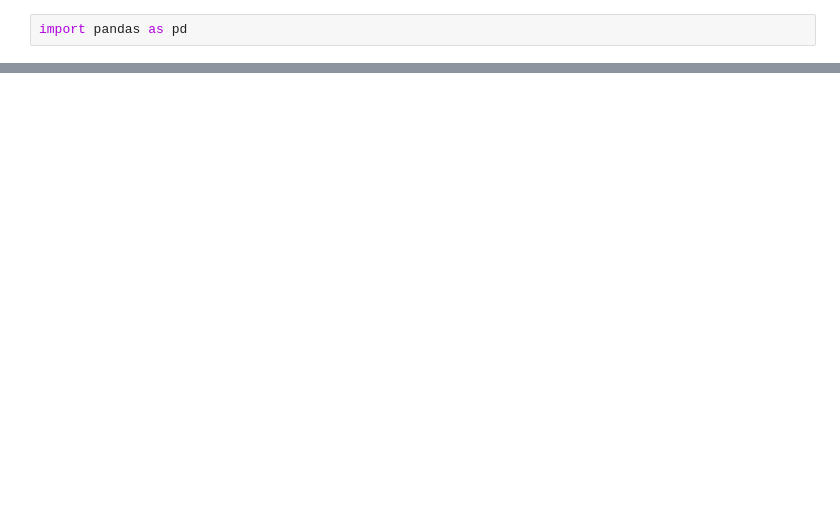
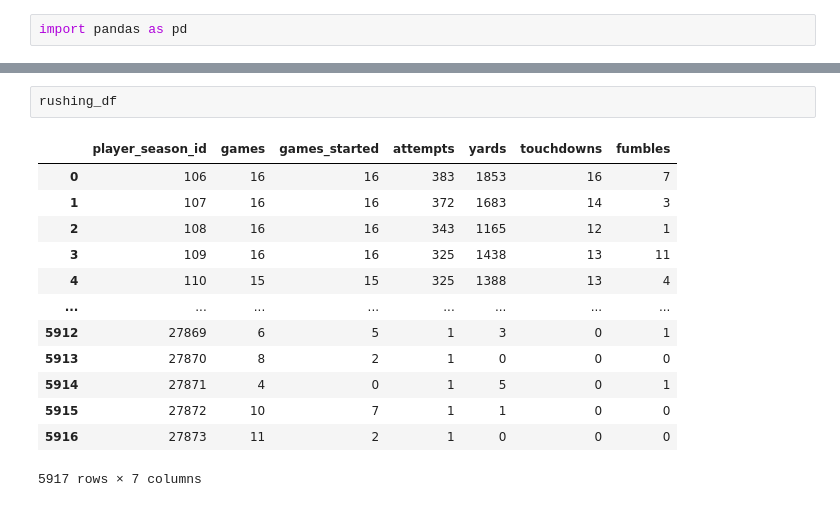
Before and after one commit to vvkgopalan/CPSC437_Project, a Jupyter notebook: Table_Cleaning.ipynb, the cells around one changed output, grey strips where cells are left out. Cells and saved outputs as stored; diff of their text form; blank space fills up the shorter version.

```diff
--- a/Table_Cleaning.ipynb
+++ b/Table_Cleaning.ipynb
@@ -48,0 +330,16 @@ print(team_to_index)
+# %%
+rushing_df
+# %% [output]
+|  | player_season_id | games | games_started | attempts | yards | touchdowns | fumbles |
+| 0 | 106 | 16 | 16 | 383 | 1853 | 16 | 7 |
+| 1 | 107 | 16 | 16 | 372 | 1683 | 14 | 3 |
+| 2 | 108 | 16 | 16 | 343 | 1165 | 12 | 1 |
+| 3 | 109 | 16 | 16 | 325 | 1438 | 13 | 11 |
+| 4 | 110 | 15 | 15 | 325 | 1388 | 13 | 4 |
+| ... | ... | ... | ... | ... | ... | ... | ... |
+| 5912 | 27869 | 6 | 5 | 1 | 3 | 0 | 1 |
+| 5913 | 27870 | 8 | 2 | 1 | 0 | 0 | 0 |
+| 5914 | 27871 | 4 | 0 | 1 | 5 | 0 | 1 |
+| 5915 | 27872 | 10 | 7 | 1 | 1 | 0 | 0 |
+| 5916 | 27873 | 11 | 2 | 1 | 0 | 0 | 0 |
+5917 rows × 7 columns
```
Also changed, not shown: parts of 11 cells of this notebook, 1 other file.
